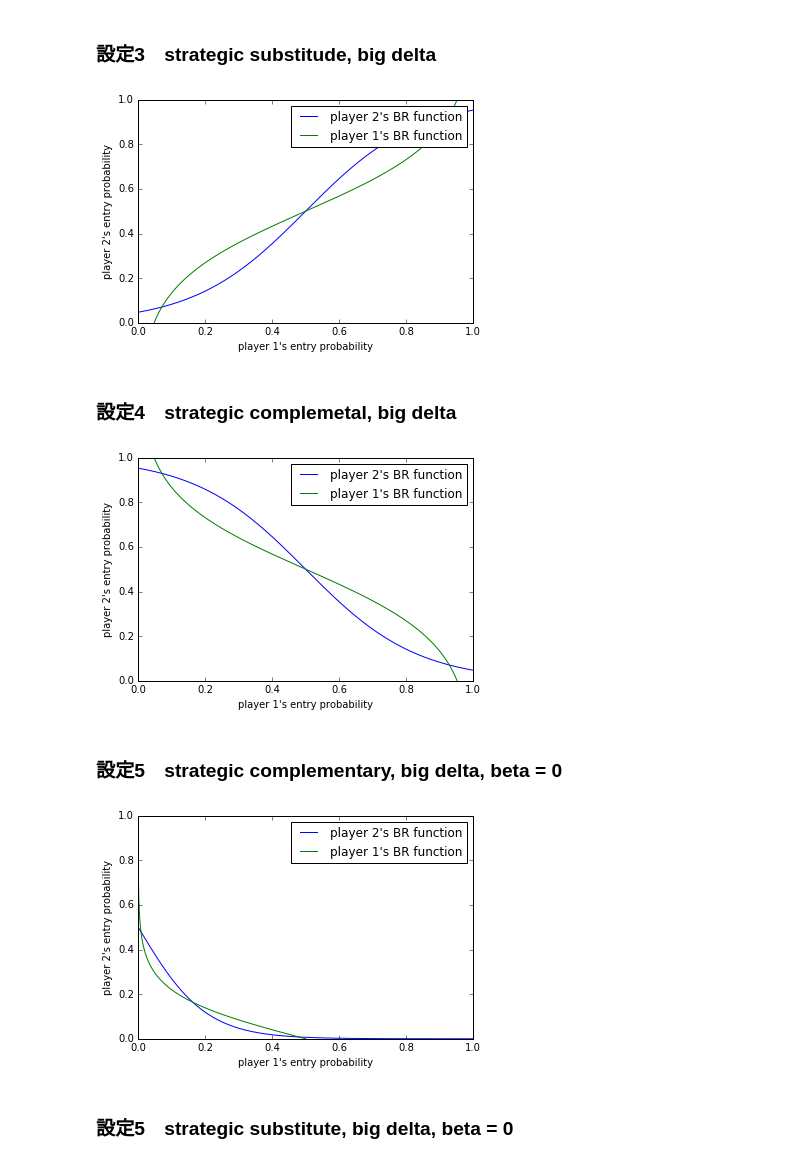
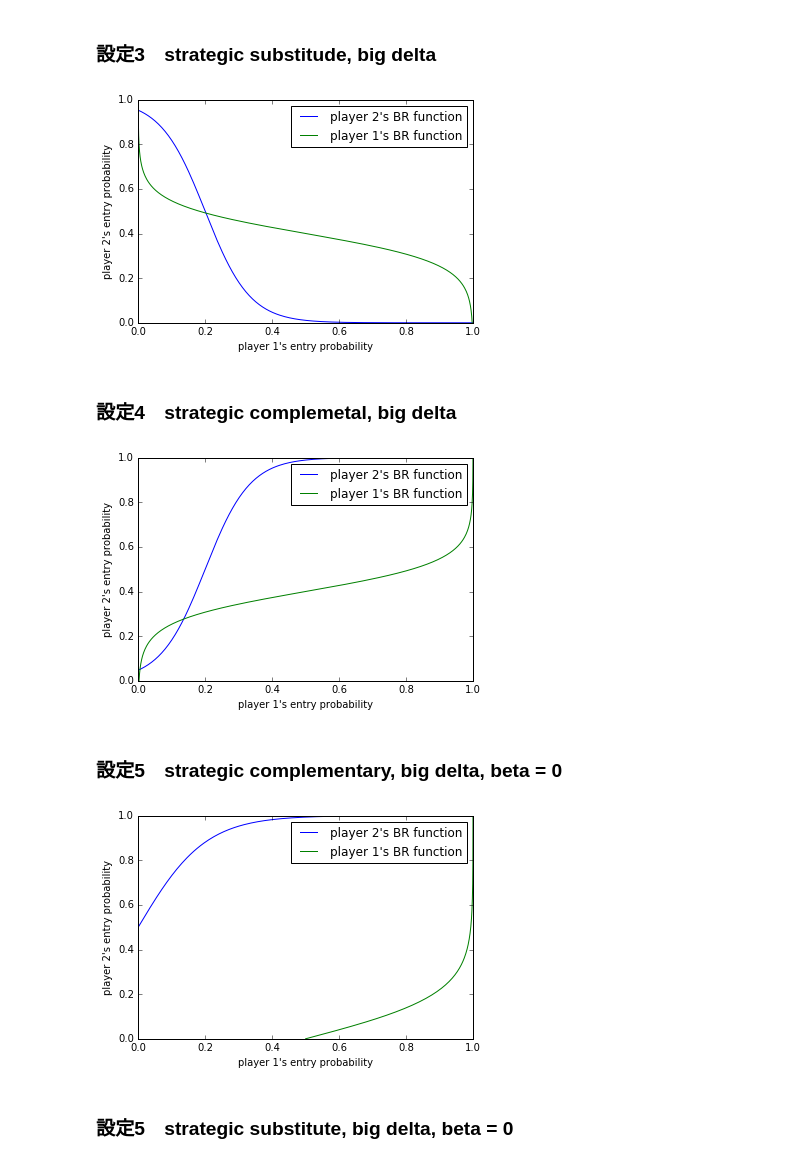
Before and after one commit to keiikegami/multiplicity, a Jupyter notebook: best_response_function.ipynb, the cells around one changed output. Saved outputs shown, nothing was run; the diff lists cells and outputs as text; code cells hidden in the pictures.

```diff
--- a/best_response_function.ipynb
+++ b/best_response_function.ipynb
@@ -57,38 +57,38 @@ BR_plot(pop, dist, alpha, beta, delta)
 ### 設定3　strategic substitude, big delta
 # %%
 pop = 1
-dist = [1, 1]
+dist = [2, 1]
 alpha = 0
-beta = -3
-delta = 6
+beta = 3
+delta = -15
 
 BR_plot(pop, dist, alpha, beta, delta)
 # %% [output]
-[figure, old version]
+[figure, new version]
 # %% [markdown]
 ### 設定4　strategic complemetal, big delta
 # %%
 pop = 1
-dist = [1, 1]
+dist = [2, 1]
 alpha = 0
-beta = 3
-delta = -6
+beta = -3
+delta = 15
 
 BR_plot(pop, dist, alpha, beta, delta)
 # %% [output]
-[figure, old version]
+[figure, new version]
 # %% [markdown]
 ### 設定5　strategic complementary, big delta, beta = 0
 # %%
 pop = 1
-dist = [1, 1]
+dist = [2, 1]
 alpha = 0
 beta = 0
-delta = -10
+delta = 10
 
 BR_plot(pop, dist, alpha, beta, delta)
 # %% [output]
-[figure, old version]
+[figure, new version]
 # %% [markdown]
 ### 設定5　strategic substitute, big delta, beta = 0
 # %%
```
Also changed, not shown: parts of 15 cells of this notebook, 3 other files.
